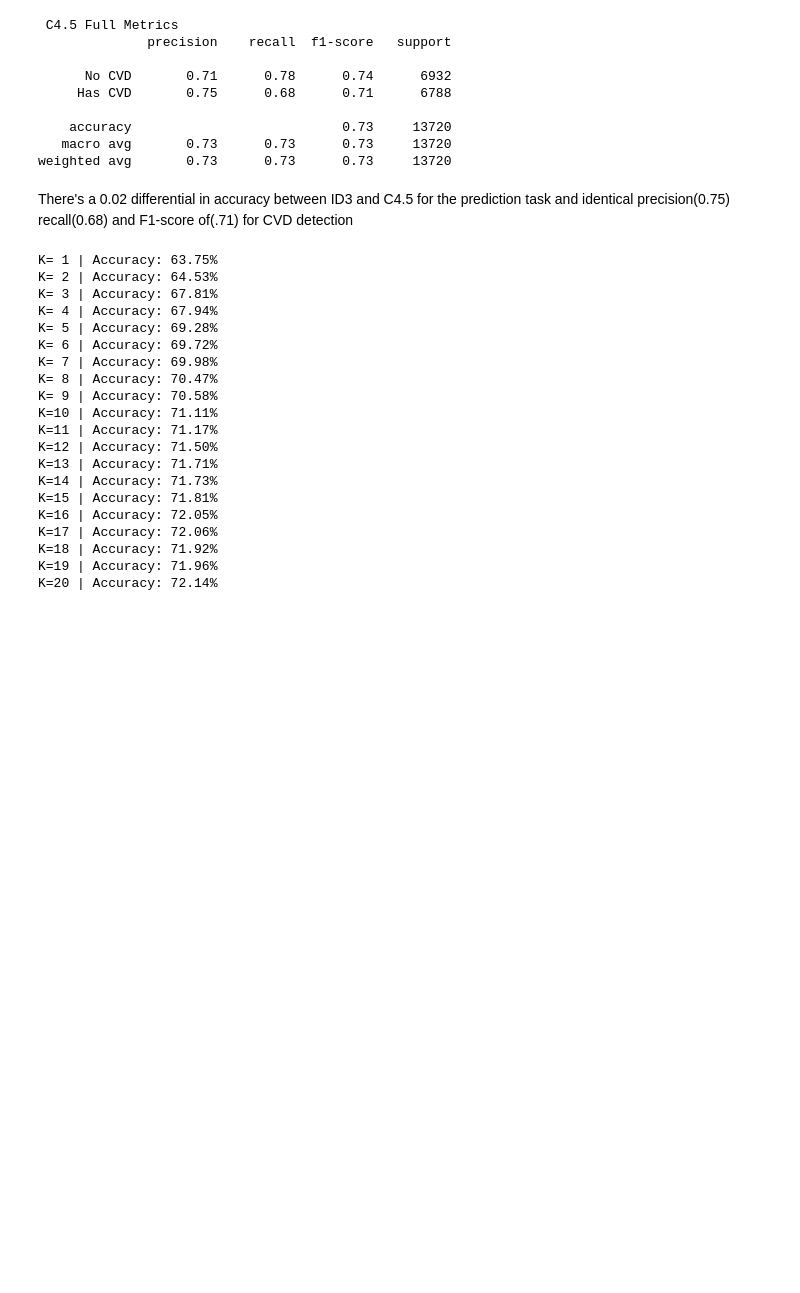
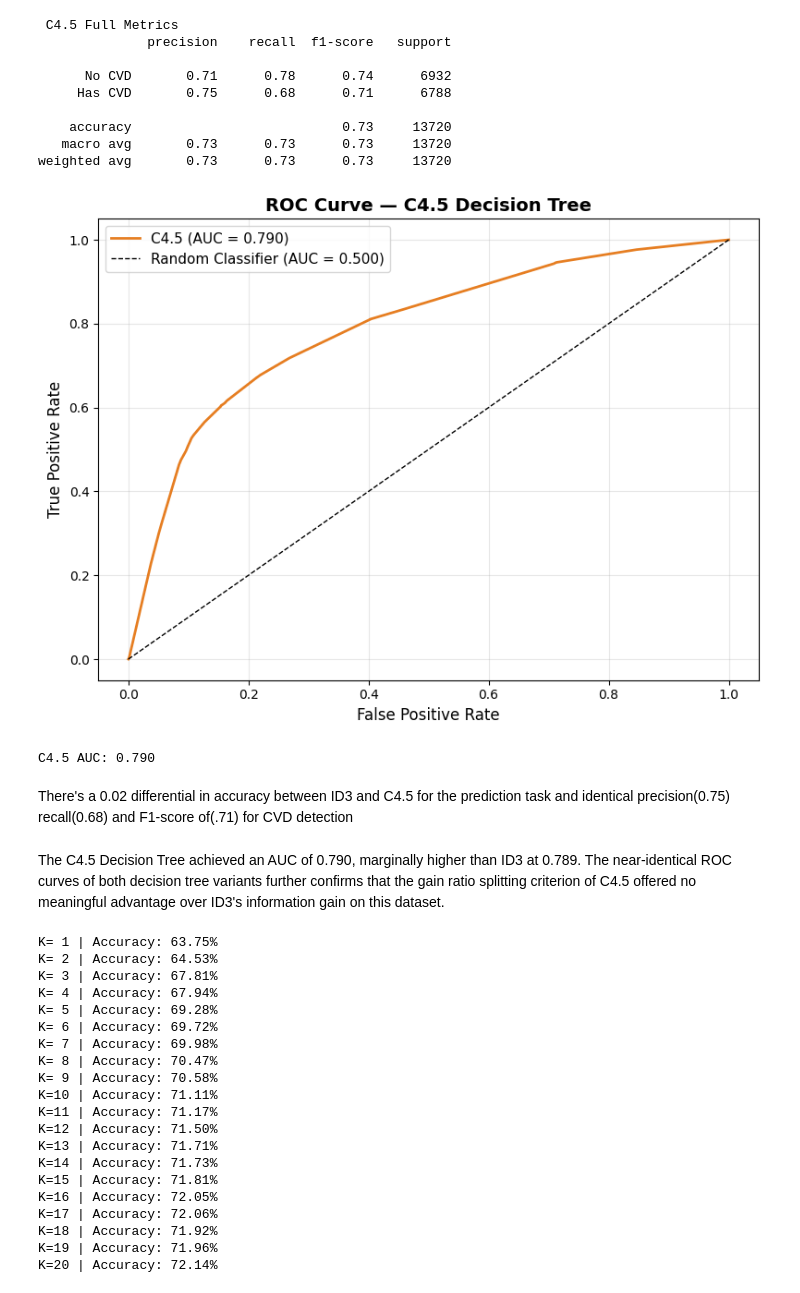
Before and after one commit to barakavic/cvd-data-mining-capstone, a Jupyter notebook: CVD_Capstone.ipynb, the cells around one changed output. Cells and saved outputs as stored; diff of their text form; code cells hidden in the pictures; blank space fills up the shorter version.

```diff
--- a/CVD_Capstone.ipynb
+++ b/CVD_Capstone.ipynb
@@ -873,8 +904,33 @@ print(classification_report(y_test, y_pred_c45,
     accuracy                           0.73     13720
    macro avg       0.73      0.73      0.73     13720
 weighted avg       0.73      0.73      0.73     13720
+# %%
+probs_c45 = c45_tree.predict_proba(X_test)[:, 1]
+fpr_c45, tpr_c45, _ = roc_curve(y_test, probs_c45)
+auc_c45 = auc(fpr_c45, tpr_c45)
+
+fig, ax = plt.subplots(figsize=(8, 6))
+ax.plot(fpr_c45, tpr_c45, color='#e67e22', linewidth=2,
+        label=f'C4.5 (AUC = {auc_c45:.3f})')
+ax.plot([0, 1], [0, 1], 'k--', linewidth=1,
+        label='Random Classifier (AUC = 0.500)')
+ax.set_xlabel('False Positive Rate', fontsize=12)
+ax.set_ylabel('True Positive Rate', fontsize=12)
+ax.set_title('ROC Curve — C4.5 Decision Tree',
+             fontsize=14, fontweight='bold')
+ax.legend(fontsize=11)
+ax.grid(alpha=0.3)
+plt.tight_layout()
+plt.savefig('roc_c45.png', dpi=150, bbox_inches='tight')
+plt.show()
+print(f"C4.5 AUC: {auc_c45:.3f}")
+# %% [output]
+[figure, added]
+C4.5 AUC: 0.790
 # %% [markdown]
 There's a 0.02 differential in accuracy between ID3 and C4.5 for the prediction task and identical precision(0.75) recall(0.68) and F1-score of(.71) for CVD detection
+# %% [markdown]
+The C4.5 Decision Tree achieved an AUC of 0.790, marginally higher than ID3 at 0.789. The near-identical ROC curves of both decision tree variants further confirms that the gain ratio splitting criterion of C4.5 offered no meaningful advantage over ID3's information gain on this dataset.
 # %%
 # K-Nearest Neighbors
 from sklearn.neighbors import KNeighborsClassifier
```
Also changed, not shown: parts of 7 cells of this notebook.
